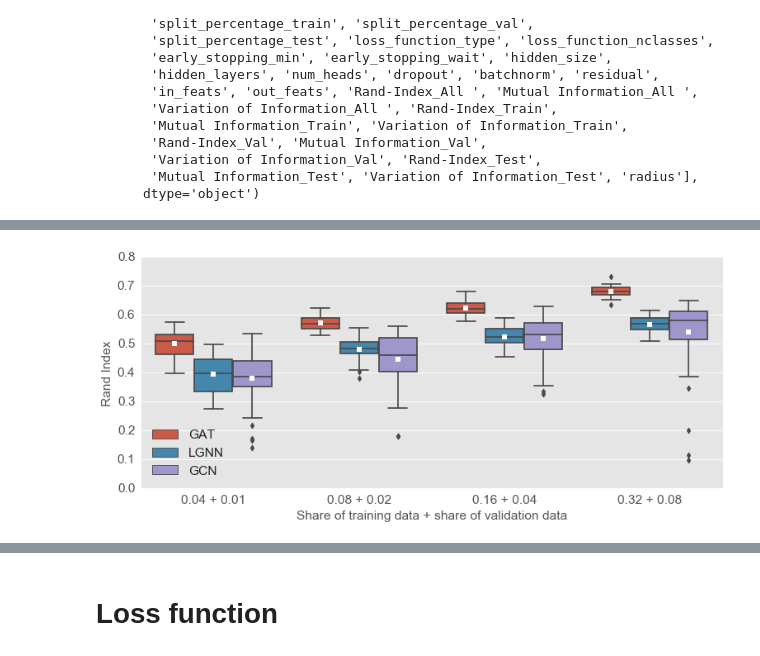
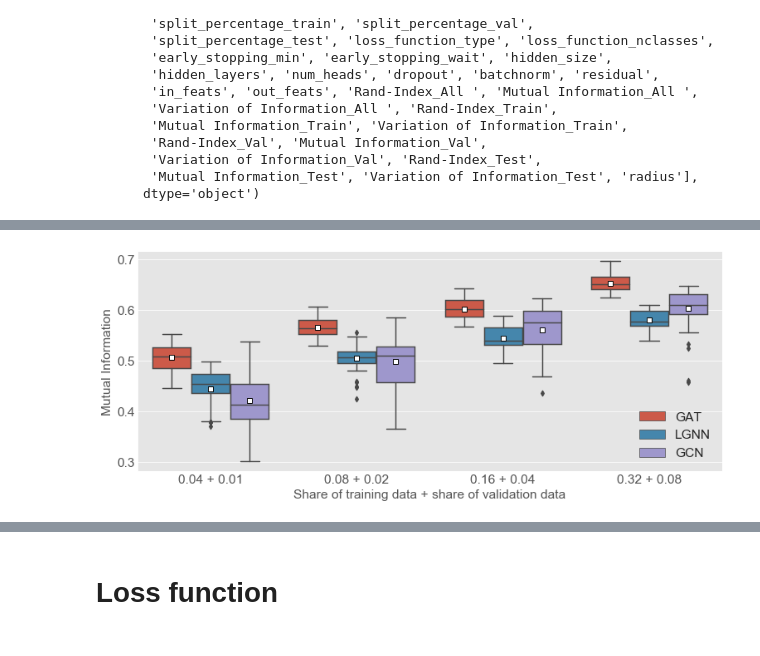
Before and after one commit to adrian-lison/gnn-community-detection, a Jupyter notebook: notebooks/Results Analysis.ipynb, the cells around one changed output, grey strips where cells are left out. Cells and saved outputs as stored; diff of their text form; code cells hidden in the pictures.

Commit message:
Re-run Data Analysis

```diff
--- a/notebooks/Results Analysis.ipynb
+++ b/notebooks/Results Analysis.ipynb
@@ -231,29 +248,27 @@ df = df.replace("GCN_Net","GCN")
 # %%
 # Draw Plot
-
 plt.figure(figsize=(13,5), dpi= 70)
 plt.style.use('ggplot')
-sns.boxplot(x='split_percentage_train', y='Rand-Index_Test', data=df, hue='net',showmeans=True,  meanprops={"marker":"s","markerfacecolor":"white", "markeredgecolor":"black"})
+sns.boxplot(x='split_percentage_train', y='Mutual Information_Test', data=df, hue='net',showmeans=True,  meanprops={"marker":"s","markerfacecolor":"white", "markeredgecolor":"black"})
 axes = plt.gca()
-plt.yticks(fontsize=16)
-axes.set_xticklabels(["0.04 + 0.01","0.08 + 0.02","0.16 + 0.04","0.32 + 0.08"], fontsize=16)
+axes.set_xticklabels(["0.04 + 0.01","0.08 + 0.02","0.16 + 0.04","0.32 + 0.08"])
 axes.set_xlabel("Share of training data + share of validation data", fontsize=16)
-axes.set_ylabel("Rand Index", fontsize=16)
+axes.set_ylabel("Mutual Information", fontsize=16)
 
 
 # Decoration
 #plt.title('Box Plot of Highway Mileage by Vehicle Class', fontsize=22)
-leg = plt.legend(loc=3, fontsize = 16)
+leg = plt.legend(loc=4, fontsize = 16)
 # Get the bounding box of the original legend
 bb = leg.get_bbox_to_anchor().inverse_transformed(axes.transAxes)
 
 # Change to location of the legend.
 xOffset = 0
 bb.x0 += xOffset
 bb.x1 += xOffset
 leg.set_bbox_to_anchor(bb, transform = axes.transAxes)
 
-plt.savefig('../summary/boxplots.pdf',bbox_inches="tight")
+plt.savefig('../summary/boxplots_mi.pdf',bbox_inches="tight")
 plt.show()
 # %% [output]
-[figure, old version]
+[figure, new version]
```
Also changed, not shown: parts of 36 cells of this notebook, 4 other files.
